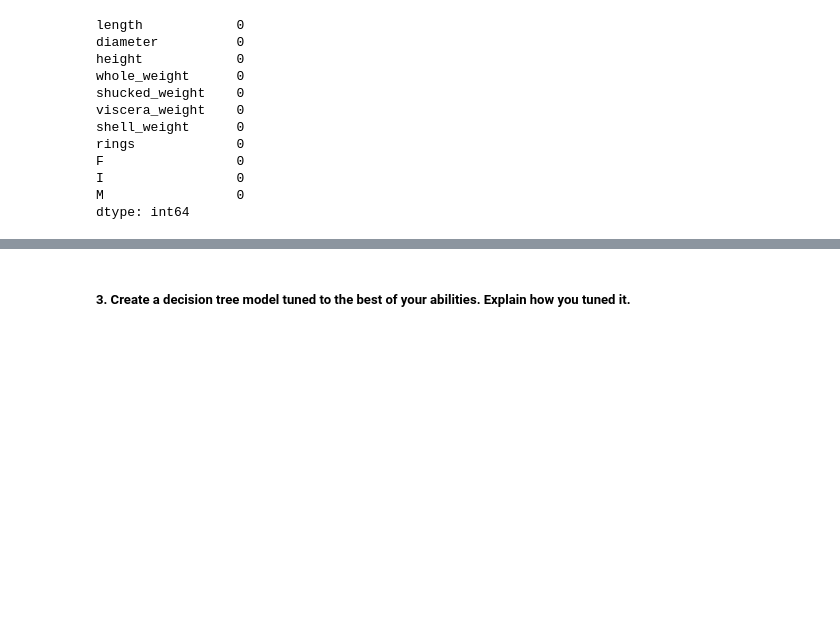
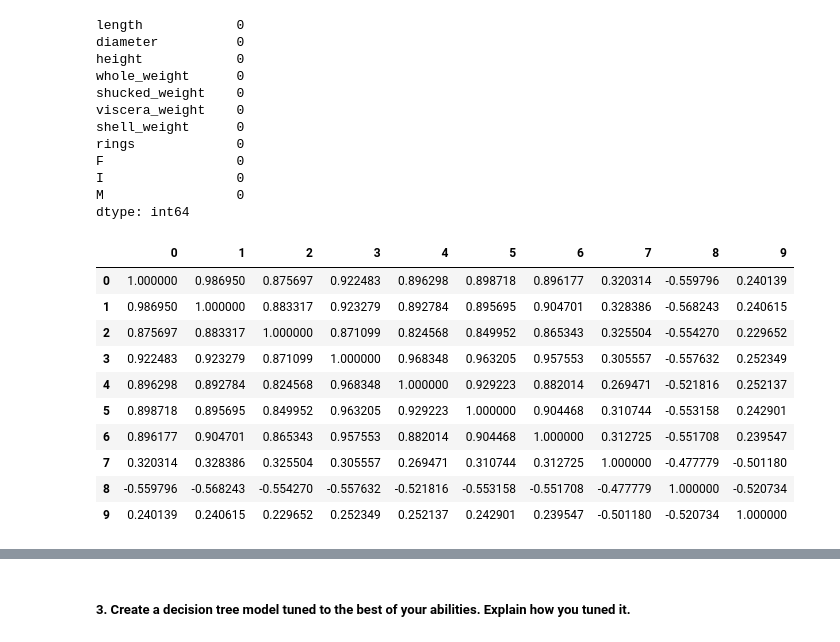
Before and after one commit to jmort16/week_17, a Jupyter notebook: wk_17_hmwk.ipynb, the cells around one changed output, grey strips where cells are left out. Cells and saved outputs as stored; diff of their text form; code cells hidden in the pictures; blank space fills up the shorter version.

```diff
--- a/wk_17_hmwk.ipynb
+++ b/wk_17_hmwk.ipynb
@@ -91,6 +91,22 @@ X_train, X_test, y_train, y_test = train_test_split(X, y, test_size = 0.3, rando
 sc = StandardScaler()
 X_train_scaled = sc.fit_transform(X_train)
 X_test_scaled = sc.transform(X_test)
+# %%
+X_df = pd.DataFrame(X_test_scaled)
+corr_matrix=X_df.corr()
+corr_matrix
+# %% [output]
+|  | 0 | 1 | 2 | 3 | 4 | 5 | 6 | 7 | 8 | 9 |
+| 0 | 1.000000 | 0.986950 | 0.875697 | 0.922483 | 0.896298 | 0.898718 | 0.896177 | 0.320314 | -0.559796 | 0.240139 |
+| 1 | 0.986950 | 1.000000 | 0.883317 | 0.923279 | 0.892784 | 0.895695 | 0.904701 | 0.328386 | -0.568243 | 0.240615 |
+| 2 | 0.875697 | 0.883317 | 1.000000 | 0.871099 | 0.824568 | 0.849952 | 0.865343 | 0.325504 | -0.554270 | 0.229652 |
+| 3 | 0.922483 | 0.923279 | 0.871099 | 1.000000 | 0.968348 | 0.963205 | 0.957553 | 0.305557 | -0.557632 | 0.252349 |
+| 4 | 0.896298 | 0.892784 | 0.824568 | 0.968348 | 1.000000 | 0.929223 | 0.882014 | 0.269471 | -0.521816 | 0.252137 |
+| 5 | 0.898718 | 0.895695 | 0.849952 | 0.963205 | 0.929223 | 1.000000 | 0.904468 | 0.310744 | -0.553158 | 0.242901 |
+| 6 | 0.896177 | 0.904701 | 0.865343 | 0.957553 | 0.882014 | 0.904468 | 1.000000 | 0.312725 | -0.551708 | 0.239547 |
+| 7 | 0.320314 | 0.328386 | 0.325504 | 0.305557 | 0.269471 | 0.310744 | 0.312725 | 1.000000 | -0.477779 | -0.501180 |
+| 8 | -0.559796 | -0.568243 | -0.554270 | -0.557632 | -0.521816 | -0.553158 | -0.551708 | -0.477779 | 1.000000 | -0.520734 |
+| 9 | 0.240139 | 0.240615 | 0.229652 | 0.252349 | 0.252137 | 0.242901 | 0.239547 | -0.501180 | -0.520734 | 1.000000 |
 # %%
 # Examine feature importance
 
```
Also changed, not shown: parts of 10 cells of this notebook.
